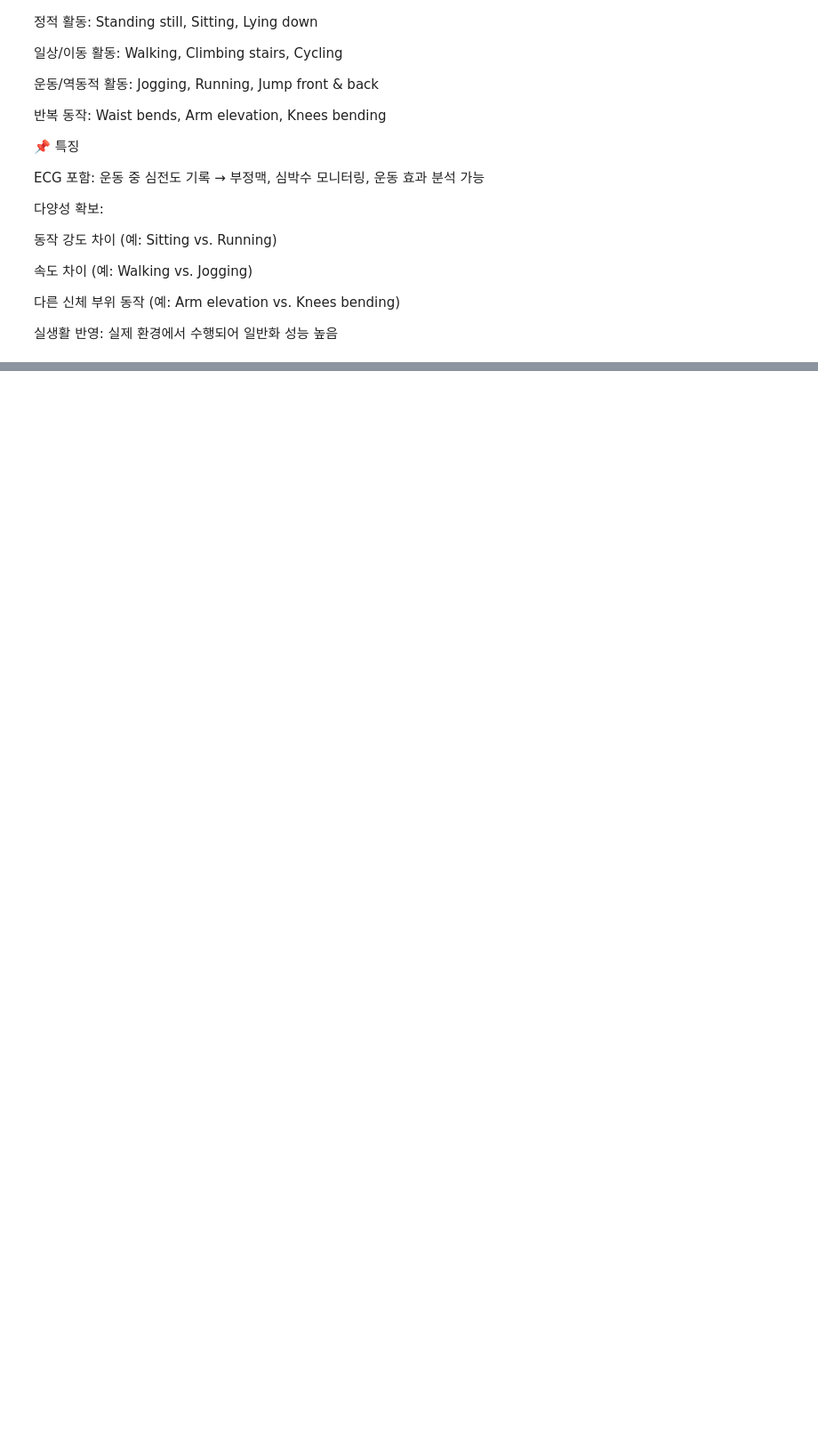
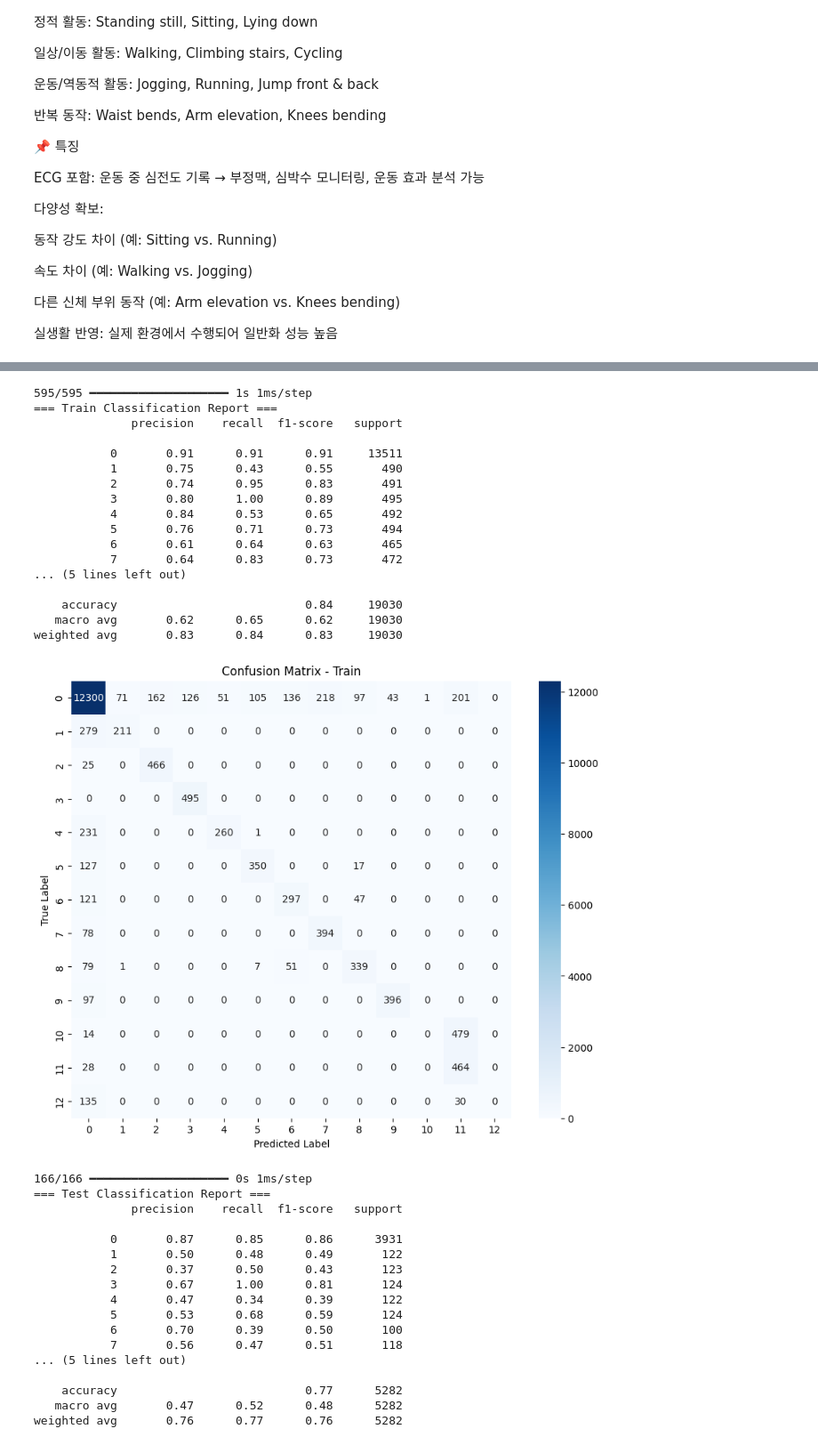
Before and after one commit to aninsung/Machine-Learning-Programming, a Jupyter notebook: 4주차_mhealth_cnn,lstm,cnn+lstm.ipynb, the cells around one changed output, grey strips where cells are left out. Shown: that part at 89% size. Cells and saved outputs as stored; diff of their text form; code cells hidden in the pictures; blank space fills up the shorter version.

```diff
--- a/4주차_mhealth_cnn,lstm,cnn+lstm.ipynb
+++ b/4주차_mhealth_cnn,lstm,cnn+lstm.ipynb
@@ -253,0 +274,75 @@ Test Accuracy: 0.7741
+# %%
+from sklearn.metrics import confusion_matrix, classification_report
+import seaborn as sns
+import matplotlib.pyplot as plt
+
+# ======================
+# 1. Train 데이터 평가
+# ======================
+y_pred_train = model.predict(X_train)
+y_pred_train = np.argmax(y_pred_train, axis=1)
+
+print("=== Train Classification Report ===")
+print(classification_report(y_train, y_pred_train))
+
+cm_train = confusion_matrix(y_train, y_pred_train)
+plt.figure(figsize=(10,8))
+sns.heatmap(cm_train, annot=True, fmt="d", cmap="Blues")
+plt.title("Confusion Matrix - Train")
+plt.xlabel("Predicted Label")
+plt.ylabel("True Label")
+plt.show()
+
+
+# ======================
+# 2. Test 데이터 평가
+# ======================
+y_pred_test = model.predict(X_test)
+y_pred_test = np.argmax(y_pred_test, axis=1)
+
+print("=== Test Classification Report ===")
+print(classification_report(y_test, y_pred_test))
+
+cm_test = confusion_matrix(y_test, y_pred_test)
+plt.figure(figsize=(10,8))
+sns.heatmap(cm_test, annot=True, fmt="d", cmap="Blues")
+plt.title("Confusion Matrix - Test")
+plt.xlabel("Predicted Label")
+plt.ylabel("True Label")
+plt.show()
+# %% [output]
+595/595 ━━━━━━━━━━━━━━━━━━━━ 1s 1ms/step
+=== Train Classification Report ===
+              precision    recall  f1-score   support
+
+           0       0.91      0.91      0.91     13511
+           1       0.75      0.43      0.55       490
+           2       0.74      0.95      0.83       491
+           3       0.80      1.00      0.89       495
+           4       0.84      0.53      0.65       492
+           5       0.76      0.71      0.73       494
+           6       0.61      0.64      0.63       465
+           7       0.64      0.83      0.73       472
+... (5 lines left out)
+
+    accuracy                           0.84     19030
+   macro avg       0.62      0.65      0.62     19030
+weighted avg       0.83      0.84      0.83     19030
+[figure, added]
+166/166 ━━━━━━━━━━━━━━━━━━━━ 0s 1ms/step
+=== Test Classification Report ===
+              precision    recall  f1-score   support
+
+           0       0.87      0.85      0.86      3931
+           1       0.50      0.48      0.49       122
+           2       0.37      0.50      0.43       123
+           3       0.67      1.00      0.81       124
+           4       0.47      0.34      0.39       122
+           5       0.53      0.68      0.59       124
+           6       0.70      0.39      0.50       100
+           7       0.56      0.47      0.51       118
+... (5 lines left out)
+
+    accuracy                           0.77      5282
+   macro avg       0.47      0.52      0.48      5282
+weighted avg       0.76      0.77      0.76      5282
```
Also changed, not shown: parts of 4 cells of this notebook.
